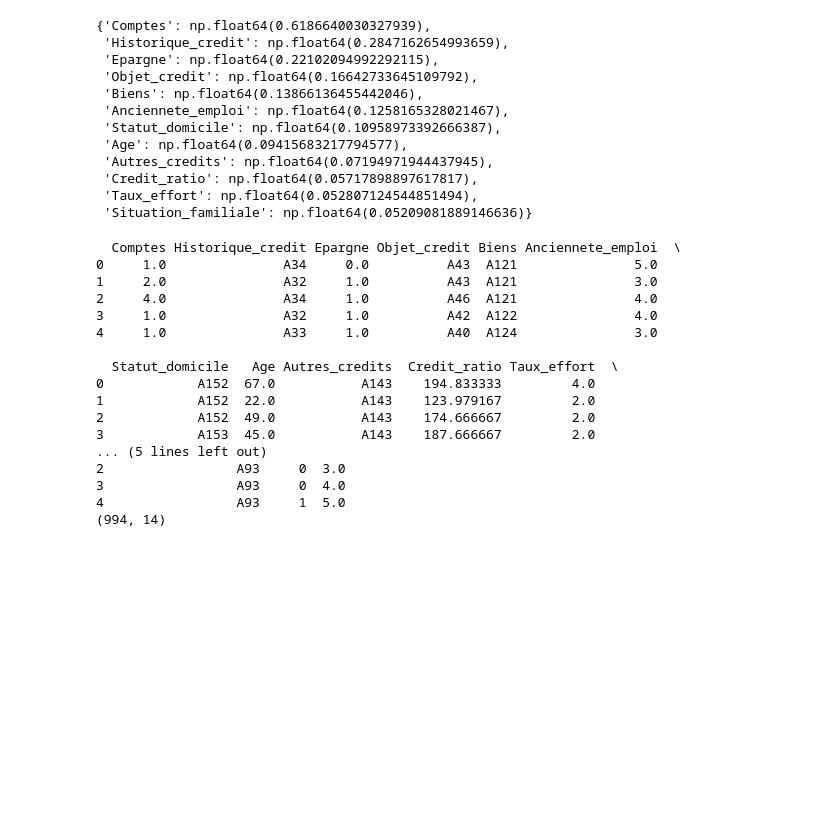
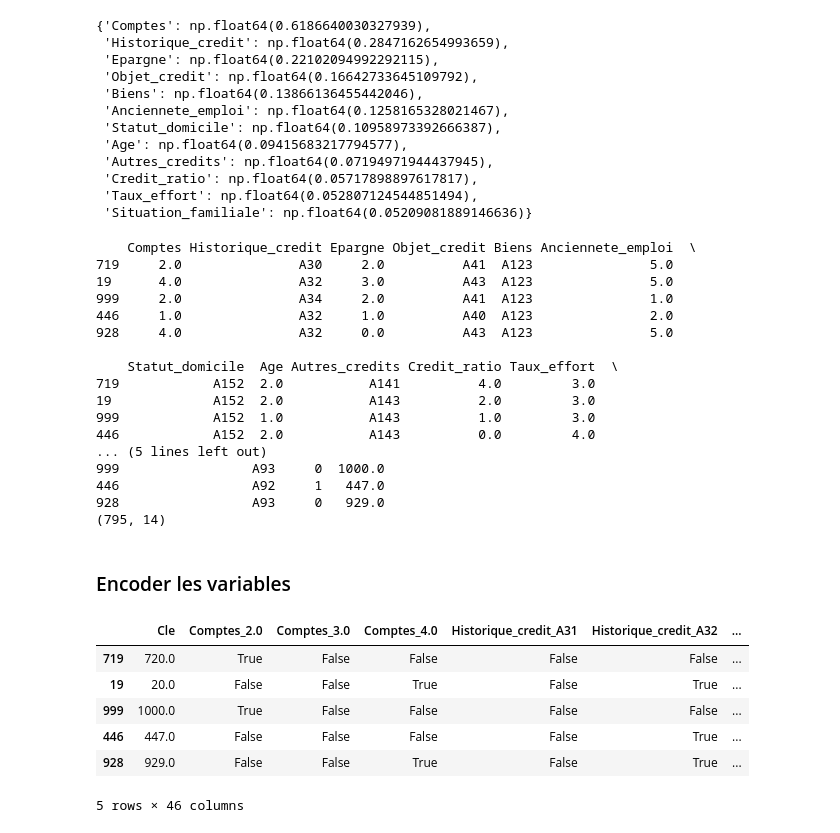
Before and after one commit to Djayan-D/projet_scoring, a Jupyter notebook: notebooks/doc2.ipynb, the cells around one changed output. Drawn from its saved outputs; the diff is of its cells as text; code cells hidden in the pictures; blank space fills up the shorter version.

```diff
--- a/notebooks/doc2.ipynb
+++ b/notebooks/doc2.ipynb
@@ -508,26 +508,44 @@ selected_cols = [
 ]
 
 # Créer le nouveau DataFrame df2
-df2 = df[selected_cols].copy()
+df2 = train_df[selected_cols].copy()
 
 # Vérifier
 print(df2.head())
 print(df2.shape)
 # %% [output]
-  Comptes Historique_credit Epargne Objet_credit Biens Anciennete_emploi  \
-0     1.0               A34     0.0          A43  A121               5.0
-1     2.0               A32     1.0          A43  A121               3.0
-2     4.0               A34     1.0          A46  A121               4.0
-3     1.0               A32     1.0          A42  A122               4.0
-4     1.0               A33     1.0          A40  A124               3.0
+    Comptes Historique_credit Epargne Objet_credit Biens Anciennete_emploi  \
+719     2.0               A30     2.0          A41  A123               5.0
+19      4.0               A32     3.0          A43  A123               5.0
+999     2.0               A34     2.0          A41  A123               1.0
+446     1.0               A32     1.0          A40  A123               2.0
+928     4.0               A32     0.0          A43  A123               5.0
 
-  Statut_domicile   Age Autres_credits  Credit_ratio Taux_effort  \
-0            A152  67.0           A143    194.833333         4.0
-1            A152  22.0           A143    123.979167         2.0
-2            A152  49.0           A143    174.666667         2.0
-3            A153  45.0           A143    187.666667         2.0
+    Statut_domicile  Age Autres_credits Credit_ratio Taux_effort  \
+719            A152  2.0           A141          4.0         3.0
+19             A152  2.0           A143          2.0         3.0
+999            A152  1.0           A143          1.0         3.0
+446            A152  2.0           A143          0.0         4.0
 ... (5 lines left out)
-2                 A93     0  3.0
-3                 A93     0  4.0
-4                 A93     1  5.0
-(994, 14)
+999                 A93     0  1000.0
+446                 A92     1   447.0
+928                 A93     0   929.0
+(795, 14)
+# %% [markdown]
+### Encoder les variables
+# %%
+cat_cols = [col for col in df2.columns
+            if df2[col].dtype == "category" and col != "Cle"]
+
+# Encodage One-Hot
+df3 = pd.get_dummies(df2, columns=cat_cols, drop_first=True)
+
+df3.head()
+# %% [output]
+|  | Cle | Comptes_2.0 | Comptes_3.0 | Comptes_4.0 | Historique_credit_A31 | Historique_credit_A32 | ... |
+| 719 | 720.0 | True | False | False | False | False | ... |
+| 19 | 20.0 | False | False | True | False | True | ... |
+| 999 | 1000.0 | True | False | False | False | False | ... |
+| 446 | 447.0 | False | False | False | False | True | ... |
+| 928 | 929.0 | False | False | True | False | True | ... |
+5 rows × 46 columns
```
Also changed, not shown: parts of 1 cell of this notebook.
